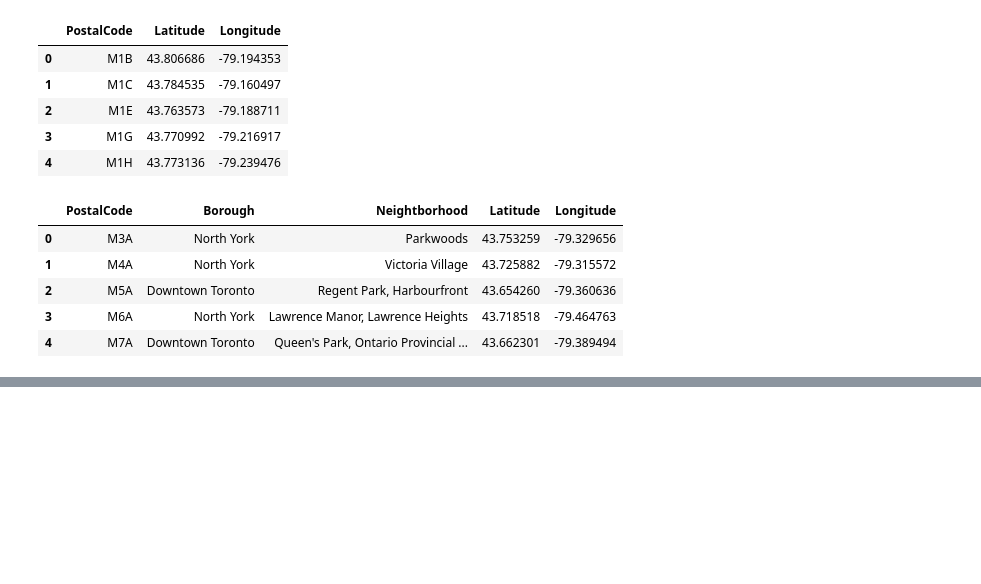
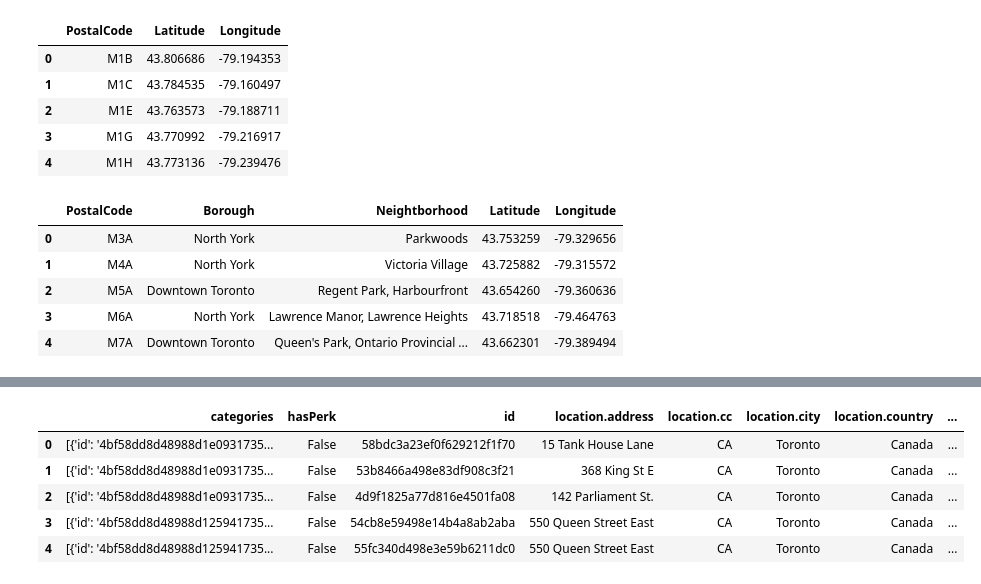
Before and after one commit to larrymanloklai/IBM-Data-Science-Prof-Cert, a Jupyter notebook: Peer-graded Assignment: Segmenting and Clustering .ipynb, the cells around one changed output, grey strips where cells are left out. Cells and saved outputs as stored; diff of their text form; code cells hidden in the pictures; blank space fills up the shorter version.

```diff
--- a/Peer-graded Assignment: Segmenting and Clustering .ipynb
+++ b/Peer-graded Assignment: Segmenting and Clustering .ipynb
@@ -122,0 +244,7 @@ df_new.head()
+# %%
+CLIENT_ID = 'BESBPEDHNTKUY32TFLTWUP3HLLAG45FNSH4DB1PQI2KGPJP2' # your Foursquare ID
+CLIENT_SECRET = 'MMB0U1FGJMTCDWEHNOI1YSWMKCGT1E0RBRH3MBBFKNEXLO2M' # your Foursquare Secret
+VERSION = '20180605' # Foursquare API version
+search_query = 'coffee'
+radius = 500
+LIMIT = 100
@@ -122,0 +297,14 @@ df_new.head()
+# %%
+# assign relevant part of JSON to venues
+venues = results['response']['venues']
+
+# tranform venues into a dataframe
+dataframe = json_normalize(venues)
+dataframe.head()
+# %% [output]
+|  | categories | hasPerk | id | location.address | location.cc | location.city | location.country | ... |
+| 0 | [{'id': '4bf58dd8d48988d1e0931735... | False | 58bdc3a23ef0f629212f1f70 | 15 Tank House Lane | CA | Toronto | Canada | ... |
+| 1 | [{'id': '4bf58dd8d48988d1e0931735... | False | 53b8466a498e83df908c3f21 | 368 King St E | CA | Toronto | Canada | ... |
+| 2 | [{'id': '4bf58dd8d48988d1e0931735... | False | 4d9f1825a77d816e4501fa08 | 142 Parliament St. | CA | Toronto | Canada | ... |
+| 3 | [{'id': '4bf58dd8d48988d125941735... | False | 54cb8e59498e14b4a8ab2aba | 550 Queen Street East | CA | Toronto | Canada | ... |
+| 4 | [{'id': '4bf58dd8d48988d125941735... | False | 55fc340d498e3e59b6211dc0 | 550 Queen Street East | CA | Toronto | Canada | ... |
```
Also changed, not shown: parts of 18 cells of this notebook.
